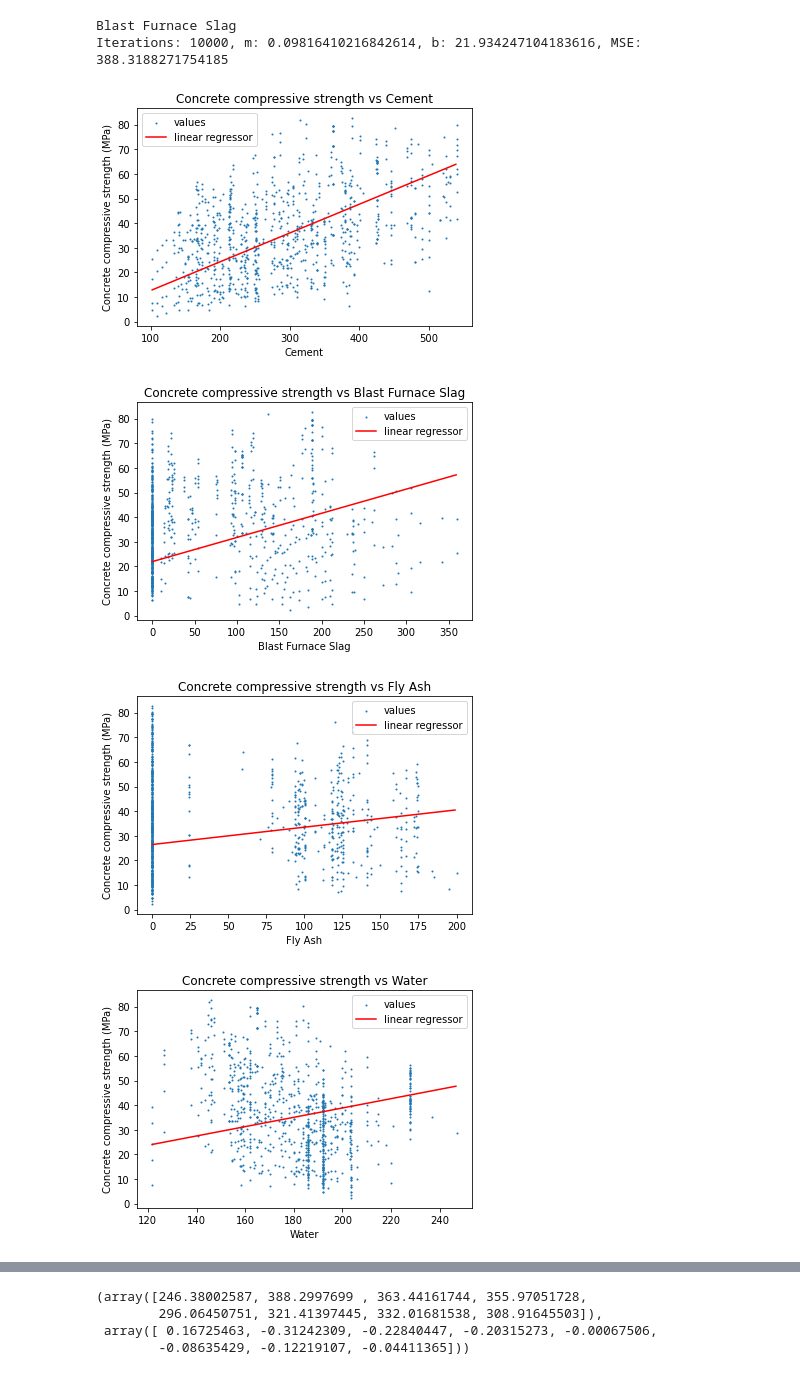
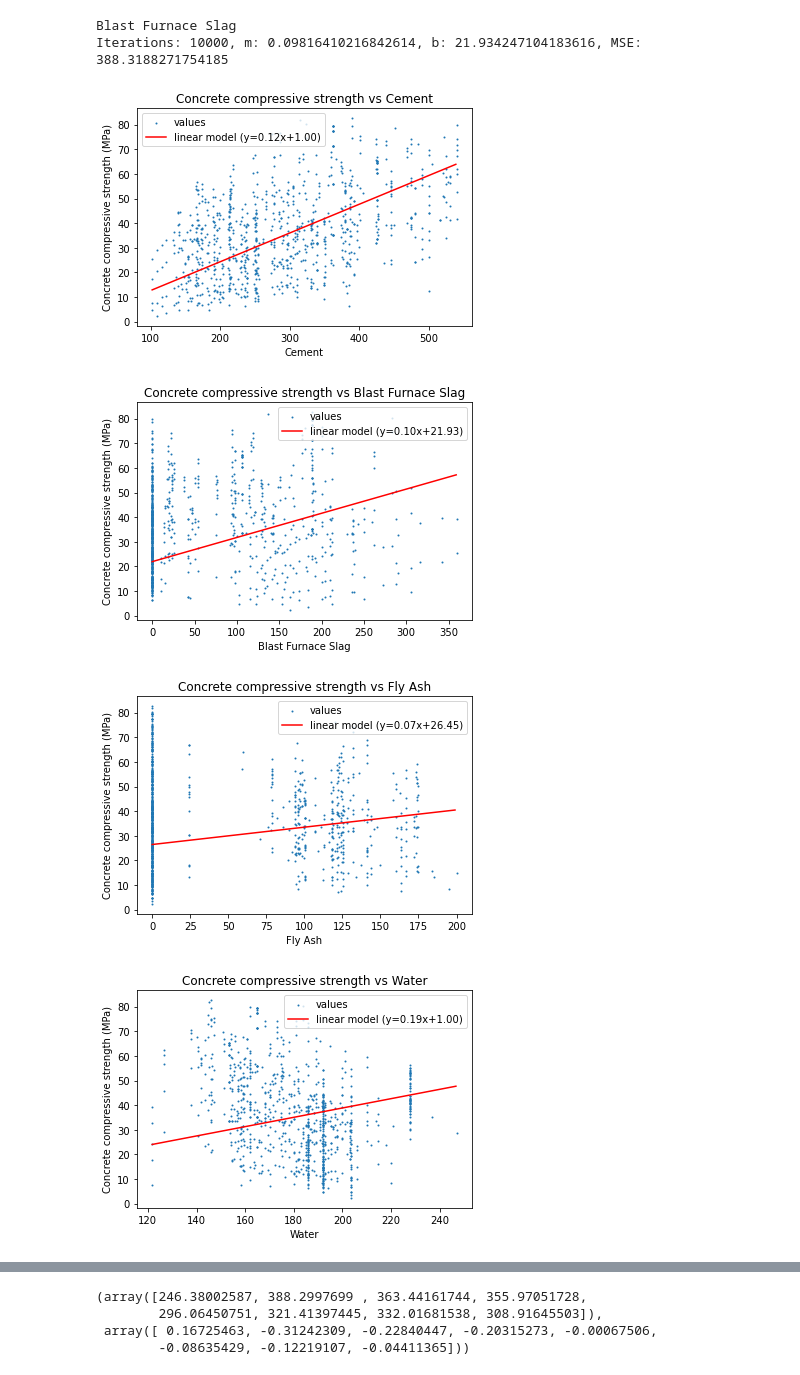
Before and after one commit to quinnwai/regression-algorithms, a Jupyter notebook: linear-regression-implementation.ipynb, the cells around one changed output, grey strips where cells are left out. Cells and saved outputs as stored; diff of their text form; code cells hidden in the pictures.

```diff
--- a/linear-regression-implementation.ipynb
+++ b/linear-regression-implementation.ipynb
@@ -263,21 +264,21 @@ Iterations: 10000, m: 0.09816410216842614, b: 21.934247104183616, MSE: 388.31882
 # %%
 # UNIVARIATE: scatter plot of training data
 for i, feature in enumerate(features):
     x_train = df_train[feature]
     plt.figure()
     plt.scatter(x_train, y_train, s=1, label='values')
 
     x_vals = np.arange(x_train.min(),x_train.max())
     y_vals = x_vals*univ_ms[i]+univ_bs[i]
-    plt.plot(x_vals, y_vals, c="red", label='linear regressor')
+    plt.plot(x_vals, y_vals, c="red", label=f'linear model (y={univ_ms[i]:.2f}x+{univ_bs[i]:.2f})')
     plt.xlabel(feature)
     plt.ylabel(f"{target} (MPa)")
     plt.title(f"{target} vs {feature}")
     plt.legend()
     plt.savefig(f"./figures/univariate_{feature.replace(' ', '_')}_model")
     plt.show()
 # %% [output]
-[figure, old version]
+[figure, new version]
-[figure, old version]
+[figure, new version]
-[figure, old version]
+[figure, new version]
-[figure, old version]
+[figure, new version]
```
Also changed, not shown: parts of 6 cells of this notebook.
